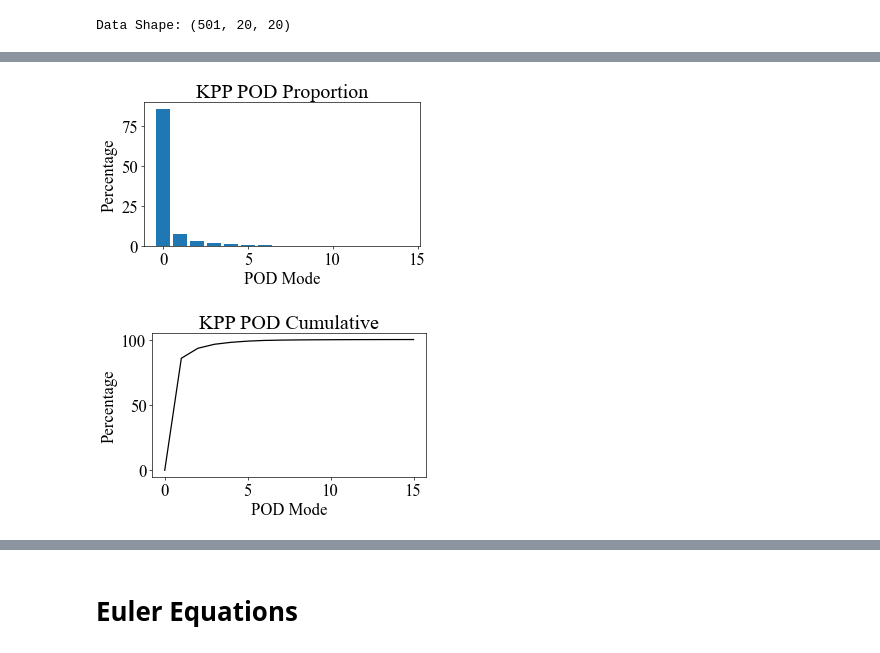
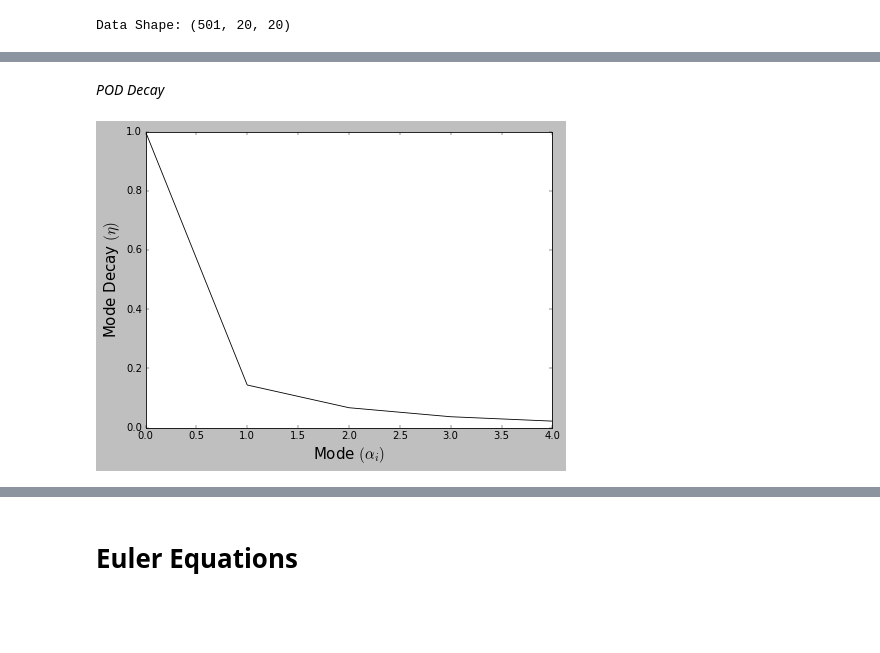
Before and after one commit to dlhallman/pod_hbnode, a Jupyter notebook: doc/Decompositions.ipynb, the cells around one changed output, grey strips where cells are left out. Drawn from its saved outputs; the diff is of its cells as text; code cells hidden in the pictures; blank space fills up the shorter version.

```diff
--- a/doc/Decompositions.ipynb
+++ b/doc/Decompositions.ipynb
@@ -208,8 +250,7 @@ ani.save('../out/kpp_init_data.gif', "PillowWriter", fps=6);
 # %%
 s_ind = 0
-e_ind = end
+e_ind = time_len
 num_pod_modes = 4
-#spatial_modes, data_ROM, eigenvalues, Ux_LES = POD1(np.nan_to_num(rho[:,:,1]).T, s_ind, e_ind, pod_modes)
-spatial_modes, pod_modes, eigenvalues, Ux_LES= PODKPP(kpp, s_ind, e_ind, num_pod_modes)
+spatial_modes, pod_modes, eigenvalues, kpp_mnstrt= PODKPP(kpp, s_ind, e_ind, num_pod_modes)
 print("REDUCED MODEL SHAPE: {}".format(pod_modes.shape))
 # %% [output]
@@ -216,0 +284,4 @@ REDUCED MODEL SHAPE: (20, 4)
+# %%
+kpp_reconstructed = pod_modes@spatial_modes.T
+#RESHAPE INTO MODES
+kpp_reconstructed = kpp_reconstructed.reshape(kpp.shape)
@@ -216,0 +316,12 @@ REDUCED MODEL SHAPE: (20, 4)
+# %%
+m=2
+plt.style.use('classic')
+n = num_pod_modes//m
+plt.figure(figsize=(5*num_pod_modes//2,10), tight_layout=True, dpi=DPI)
+for i in range(num_pod_modes):
+    plt.subplot(num_pod_modes//2,2,i+1)
+    plt.plot(pod_modes[:,i], 'k')
+    plt.xlabel("Time $(t)$",fontsize=18)
+    # plt.ylabel("Value",fontsize=18)
+    plt.ylabel('$\\alpha_{}(t)$'.format(i+1),fontsize=18)
+plt.savefig('../out/kpp_pod_modes.pdf', format="pdf", bbox_inches="tight")
@@ -217,33 +330,25 @@ REDUCED MODEL SHAPE: (20, 4)
+# %% [markdown]
+*POD Decay*
 # %%
 perc = 99.99
 total = sum(eigenvalues)
 data = []
-cumulative=[0]
+cumulative=[1]
 
 for eig in eigenvalues:
-    val = eig/total*100
+    val = eig/total
     if(val>100-perc):
         data = data + [val]
-        cumulative = cumulative + [val+cumulative[-1]]
+        cumulative = cumulative + [cumulative[-1]-val]
 
 x = np.arange(0,len(data))
 x2 = np.arange(0,len(cumulative))
 
-#PERCENTAGE PLOT
-plt.figure(tight_layout=True, dpi=DPI)
-plt.title("KPP POD Proportion")
-plt.bar(x,data)
-plt.xlabel('POD Mode')
-plt.ylabel('Percentage')
-plt.savefig('../out/KPP/podPercentage.pdf', format="pdf", bbox_inches="tight")
-#CUMULATIVE PLOT
 #CUMULATIVE PLOT
 plt.figure(tight_layout=True, dpi=DPI)
-plt.title("KPP POD Cumulative")
 plt.plot(x2,cumulative, 'k')
-plt.xlabel('POD Mode')
-plt.ylabel('Percentage')
-plt.savefig('../out/KPP/podCumulative.pdf', format="pdf", bbox_inches="tight")
+plt.xlabel('Mode $(\\alpha_i)$',fontsize=18)
+plt.ylabel('Mode Decay $(\eta)$',fontsize=18)
+plt.savefig('../out/kpp_pod_decay.pdf', format="pdf", bbox_inches="tight")
 # %% [output]
-[figure, old version]
+[figure, new version]
-[figure, removed]
```
Also changed, not shown: parts of 28 cells of this notebook, 22 other files.
